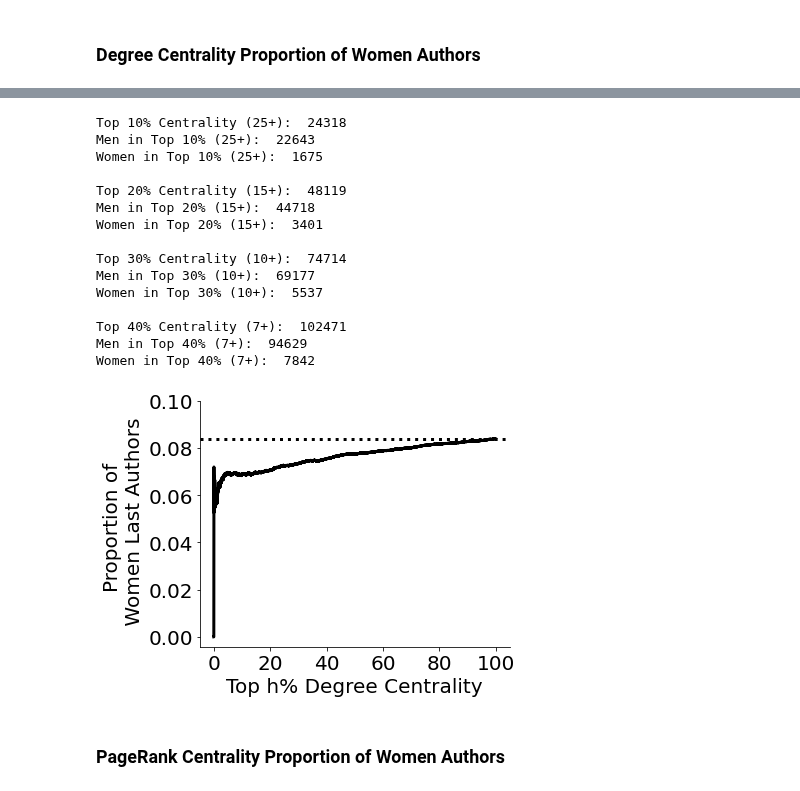
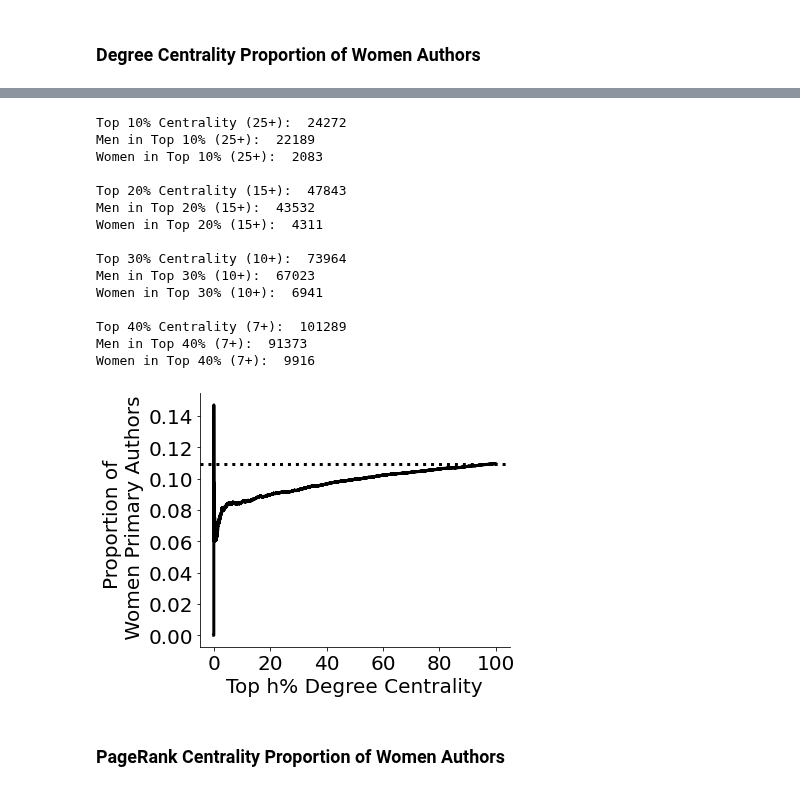
Before and after one commit to therobinkay/firstmover, a Jupyter notebook: main.ipynb, the cells around one changed output, grey strips where cells are left out. Cells and saved outputs as stored; diff of their text form; code cells hidden in the pictures.

```diff
--- a/main.ipynb
+++ b/main.ipynb
@@ -28,11 +28,11 @@ warnings.filterwarnings("ignore")
 # %%
 # import necessary data
 
-# result = pd.read_csv("/Users/robinkong/codes/result.csv")
-paperdata = pd.read_csv("/Users/robinkong/codes/paperdata.csv")
-cb = pd.read_csv("/Users/robinkong/codes/citationBara.csv")
+result = pd.read_csv("/Users/robinkong/codes/result.csv")
+# paperdata = pd.read_csv("/Users/robinkong/codes/paperdata.csv")
+# cb = pd.read_csv("/Users/robinkong/codes/citationBara.csv")
 # primdata = pd.read_csv("/Users/robinkong/codes/primdata.csv")
-lastdata = pd.read_csv("/Users/robinkong/codes/lastdata.csv")
+# lastdata = pd.read_csv("/Users/robinkong/codes/lastdata.csv")
 # pair = pd.read_csv("/Users/robinkong/codes/pairs.csv", chunksize = 1000000)
 # mfpairs = pd.read_csv("/Users/robinkong/codes/mfpairs.csv")
 # sim_mf = pd.read_csv("/Users/robinkong/codes/mfpairs_similarity.csv")
@@ -835,7 +855,7 @@ fig.savefig(f"/Users/robinkong/codes/Fig_1D.pdf")
 # %%
 # exclude alphabetically ordered papers
 # only consider last authors
-degcen = paperdata.query('is_alpha == False & order == numAuthor')
+degcen = paperdata.query('is_alpha == False & order == 1')
 
 # calculate degree centrality per paper
 vc = cb['cited_doi'].value_counts()
@@ -884,21 +904,21 @@ print(f"Men in Top 40% ({cb_sub.cited_doi[len(cb_sub)//10 * 4]}+): ",
 print(f"Women in Top 40% ({cb_sub.cited_doi[len(cb_sub)//10 * 4]}+): ",
       len(cited[(cited['centrality'] >= cb_sub.cited_doi[len(cb_sub)//10 * 4]) & (cited['gender'] == "female")]))
 # %% [output]
-Top 10% Centrality (25+):  24318
-Men in Top 10% (25+):  22643
-Women in Top 10% (25+):  1675
+Top 10% Centrality (25+):  24272
+Men in Top 10% (25+):  22189
+Women in Top 10% (25+):  2083
 
-Top 20% Centrality (15+):  48119
-Men in Top 20% (15+):  44718
-Women in Top 20% (15+):  3401
+Top 20% Centrality (15+):  47843
+Men in Top 20% (15+):  43532
+Women in Top 20% (15+):  4311
 
-Top 30% Centrality (10+):  74714
-Men in Top 30% (10+):  69177
-Women in Top 30% (10+):  5537
+Top 30% Centrality (10+):  73964
+Men in Top 30% (10+):  67023
+Women in Top 30% (10+):  6941
 
-Top 40% Centrality (7+):  102471
-Men in Top 40% (7+):  94629
-Women in Top 40% (7+):  7842
+Top 40% Centrality (7+):  101289
+Men in Top 40% (7+):  91373
+Women in Top 40% (7+):  9916
 # %%
 def cummean(x):
     return x.cumsum() / (np.arange(1, len(x) + 1))
@@ -920,27 +940,27 @@ def plot_topk_mean_w(x):
 # %%
 fig, ax = plt.subplots(figsize=(6,4.5))
 right_side = ax.spines["right"]
 top_side = ax.spines["top"]
 right_side.set_visible(False)
 top_side.set_visible(False)
 
 plot_topk_mean_w(cited.sort_values(by='centrality')['gender'] == 'female')
 
 plt.axhline(y=len(cited[cited['gender'] == 'female'])/len(cited),
             color='black', linestyle='dotted', lw=3)
 
 plt.xlabel("Top h% Degree Centrality", fontsize=20)
-plt.ylabel("Proportion of \n Women Last Authors", fontsize=20)
+plt.ylabel("Proportion of \n Women Primary Authors", fontsize=20)
 
 plt.xticks(fontsize=20)
 plt.yticks(fontsize=20)
-plt.ylim(ymax=0.1)
+# plt.ylim(ymax=0.1)
 plt.tight_layout()
 
 # plt.legend(loc='upper right', fontsize=20)
 fig.savefig(f"/Users/robinkong/codes/Fig_3A_degree.pdf")
 # %% [output]
-[figure, old version]
+[figure, new version]
 # %% [markdown]
 ### PageRank Centrality Proportion of Women Authors
 # %%
```
Also changed, not shown: parts of 19 cells of this notebook.
